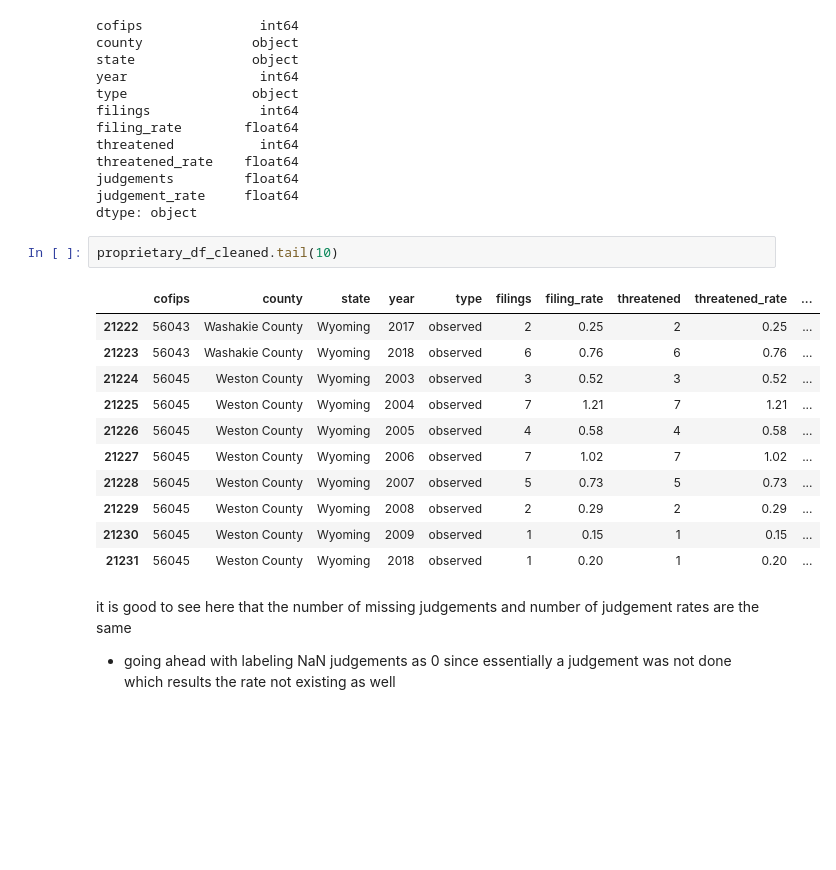
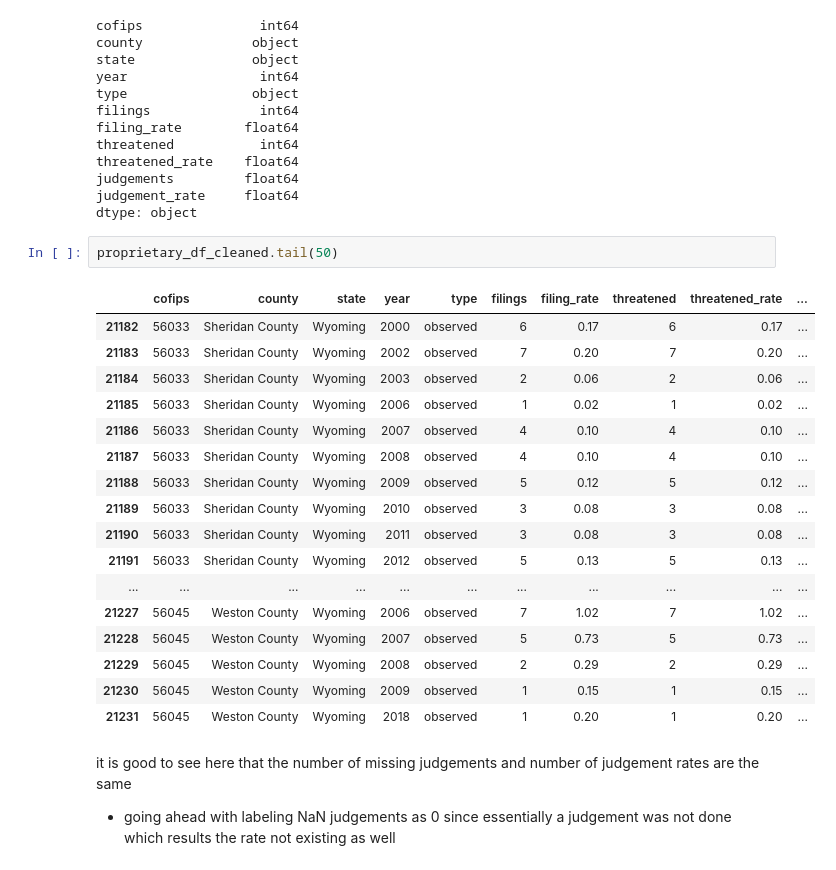
Before and after one commit to achoi1107/eviction_pattern_project, a Jupyter notebook: data_management.ipynb, the cells around one changed output. Cells and saved outputs as stored; diff of their text form; blank space fills up the shorter version.

```diff
--- a/data_management.ipynb
+++ b/data_management.ipynb
@@ -241,14 +252,20 @@ judgements         float64
 judgement_rate     float64
 dtype: object
 # %%
-proprietary_df_cleaned.tail(10)
+proprietary_df_cleaned.tail(50)
 # %% [output]
 |  | cofips | county | state | year | type | filings | filing_rate | threatened | threatened_rate | ... |
-| 21222 | 56043 | Washakie County | Wyoming | 2017 | observed | 2 | 0.25 | 2 | 0.25 | ... |
-| 21223 | 56043 | Washakie County | Wyoming | 2018 | observed | 6 | 0.76 | 6 | 0.76 | ... |
-| 21224 | 56045 | Weston County | Wyoming | 2003 | observed | 3 | 0.52 | 3 | 0.52 | ... |
-| 21225 | 56045 | Weston County | Wyoming | 2004 | observed | 7 | 1.21 | 7 | 1.21 | ... |
-| 21226 | 56045 | Weston County | Wyoming | 2005 | observed | 4 | 0.58 | 4 | 0.58 | ... |
+| 21182 | 56033 | Sheridan County | Wyoming | 2000 | observed | 6 | 0.17 | 6 | 0.17 | ... |
+| 21183 | 56033 | Sheridan County | Wyoming | 2002 | observed | 7 | 0.20 | 7 | 0.20 | ... |
+| 21184 | 56033 | Sheridan County | Wyoming | 2003 | observed | 2 | 0.06 | 2 | 0.06 | ... |
+| 21185 | 56033 | Sheridan County | Wyoming | 2006 | observed | 1 | 0.02 | 1 | 0.02 | ... |
+| 21186 | 56033 | Sheridan County | Wyoming | 2007 | observed | 4 | 0.10 | 4 | 0.10 | ... |
+| 21187 | 56033 | Sheridan County | Wyoming | 2008 | observed | 4 | 0.10 | 4 | 0.10 | ... |
+| 21188 | 56033 | Sheridan County | Wyoming | 2009 | observed | 5 | 0.12 | 5 | 0.12 | ... |
+| 21189 | 56033 | Sheridan County | Wyoming | 2010 | observed | 3 | 0.08 | 3 | 0.08 | ... |
+| 21190 | 56033 | Sheridan County | Wyoming | 2011 | observed | 3 | 0.08 | 3 | 0.08 | ... |
+| 21191 | 56033 | Sheridan County | Wyoming | 2012 | observed | 5 | 0.13 | 5 | 0.13 | ... |
+| ... | ... | ... | ... | ... | ... | ... | ... | ... | ... | ... |
 | 21227 | 56045 | Weston County | Wyoming | 2006 | observed | 7 | 1.02 | 7 | 1.02 | ... |
 | 21228 | 56045 | Weston County | Wyoming | 2007 | observed | 5 | 0.73 | 5 | 0.73 | ... |
 | 21229 | 56045 | Weston County | Wyoming | 2008 | observed | 2 | 0.29 | 2 | 0.29 | ... |
```
Also changed, not shown: parts of 18 cells of this notebook, 1 other file.
